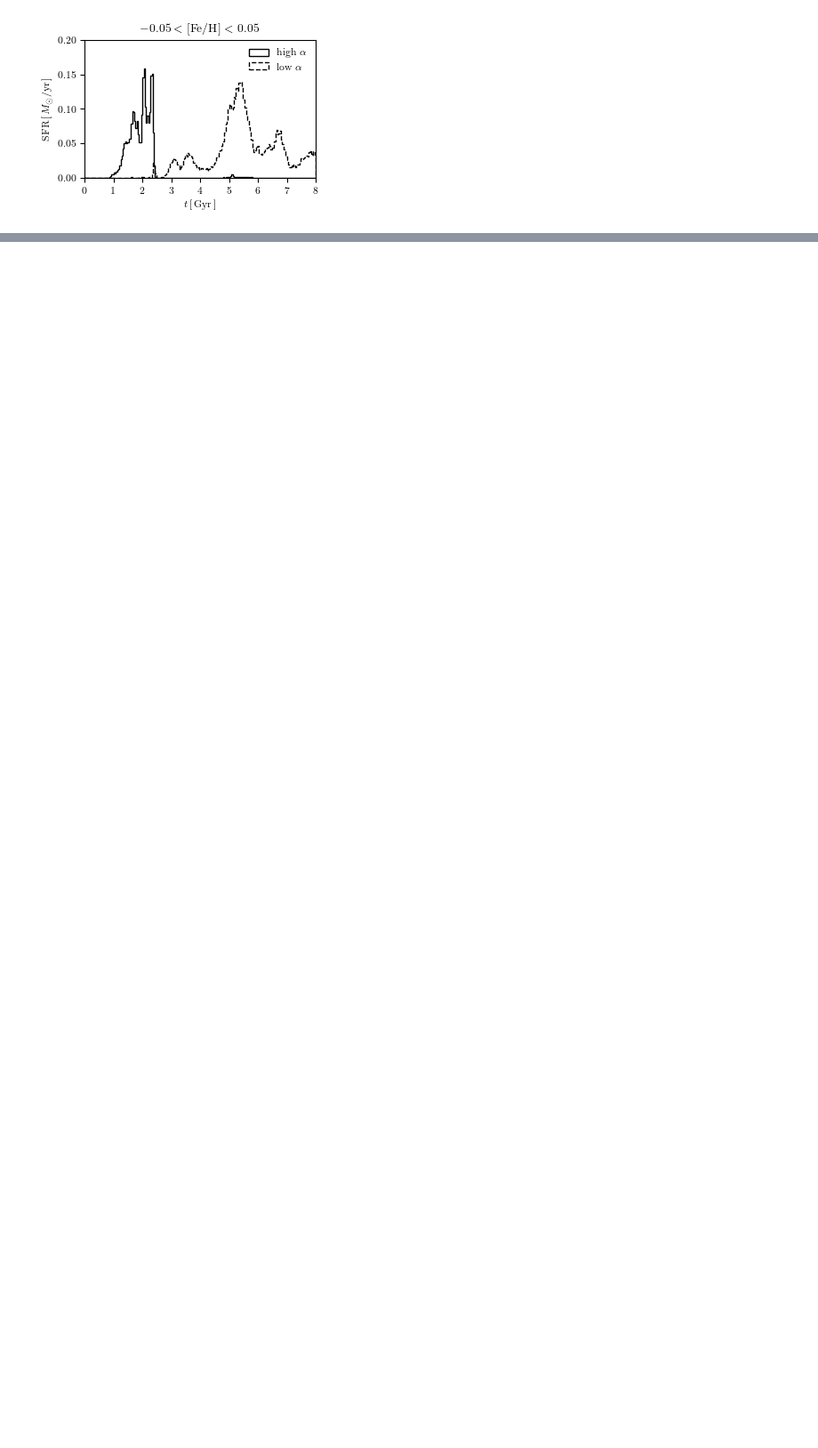
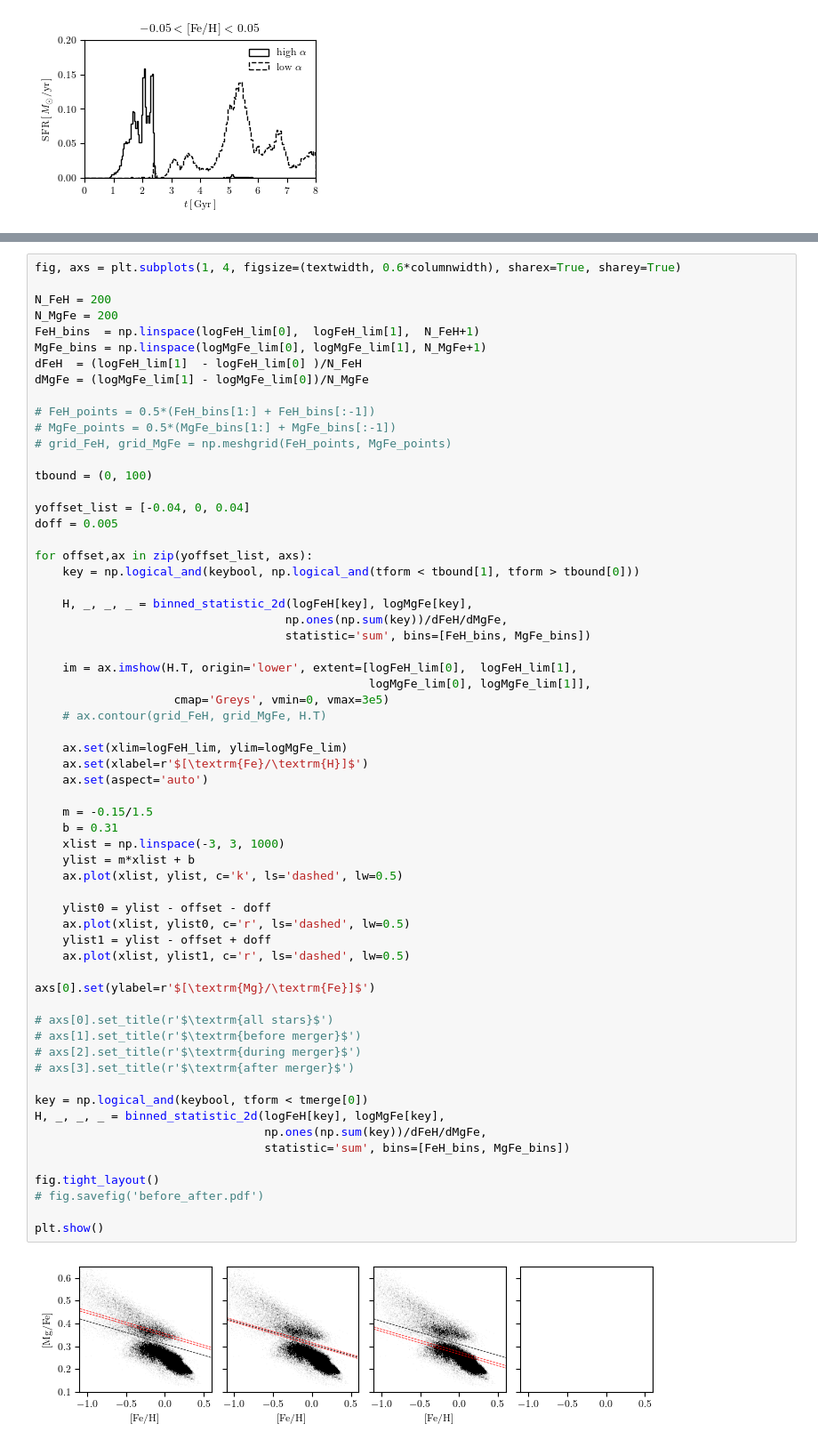
Before and after one commit to gusbeane/GSEgas, a Jupyter notebook: plots/before_after/before_after.ipynb, the cells around one changed output, grey strips where cells are left out. Shown at 89% size. Saved outputs shown, nothing was run; the diff lists cells and outputs as text; blank space fills up the shorter version.

```diff
--- a/plots/before_after/before_after.ipynb
+++ b/plots/before_after/before_after.ipynb
@@ -202,0 +215,64 @@ fig.savefig('before_after_sfh.pdf')
+# %%
+fig, axs = plt.subplots(1, 4, figsize=(textwidth, 0.6*columnwidth), sharex=True, sharey=True)
+
+N_FeH = 200
+N_MgFe = 200
+FeH_bins  = np.linspace(logFeH_lim[0],  logFeH_lim[1],  N_FeH+1)
+MgFe_bins = np.linspace(logMgFe_lim[0], logMgFe_lim[1], N_MgFe+1)
+dFeH  = (logFeH_lim[1]  - logFeH_lim[0] )/N_FeH
+dMgFe = (logMgFe_lim[1] - logMgFe_lim[0])/N_MgFe
+
+# FeH_points = 0.5*(FeH_bins[1:] + FeH_bins[:-1])
+# MgFe_points = 0.5*(MgFe_bins[1:] + MgFe_bins[:-1])
+# grid_FeH, grid_MgFe = np.meshgrid(FeH_points, MgFe_points)
+
+tbound = (0, 100)
+
+yoffset_list = [-0.04, 0, 0.04]
+doff = 0.005
+
+for offset,ax in zip(yoffset_list, axs):
+    key = np.logical_and(keybool, np.logical_and(tform < tbound[1], tform > tbound[0]))
+
+    H, _, _, _ = binned_statistic_2d(logFeH[key], logMgFe[key],
+                                    np.ones(np.sum(key))/dFeH/dMgFe,
+                                    statistic='sum', bins=[FeH_bins, MgFe_bins])
+
+    im = ax.imshow(H.T, origin='lower', extent=[logFeH_lim[0],  logFeH_lim[1],
+                                                logMgFe_lim[0], logMgFe_lim[1]],
+                    cmap='Greys', vmin=0, vmax=3e5)
+    # ax.contour(grid_FeH, grid_MgFe, H.T)
+
+    ax.set(xlim=logFeH_lim, ylim=logMgFe_lim)
+    ax.set(xlabel=r'$[\textrm{Fe}/\textrm{H}]$')
+    ax.set(aspect='auto')
+
+    m = -0.15/1.5
+    b = 0.31
+    xlist = np.linspace(-3, 3, 1000)
+    ylist = m*xlist + b
+    ax.plot(xlist, ylist, c='k', ls='dashed', lw=0.5)
+
+    ylist0 = ylist - offset - doff
+    ax.plot(xlist, ylist0, c='r', ls='dashed', lw=0.5)
+    ylist1 = ylist - offset + doff
+    ax.plot(xlist, ylist1, c='r', ls='dashed', lw=0.5)
+
+axs[0].set(ylabel=r'$[\textrm{Mg}/\textrm{Fe}]$')
+
+# axs[0].set_title(r'$\textrm{all stars}$')
+# axs[1].set_title(r'$\textrm{before merger}$')
+# axs[2].set_title(r'$\textrm{during merger}$')
+# axs[3].set_title(r'$\textrm{after merger}$')
+
+key = np.logical_and(keybool, tform < tmerge[0])
+H, _, _, _ = binned_statistic_2d(logFeH[key], logMgFe[key],
+                                 np.ones(np.sum(key))/dFeH/dMgFe,
+                                 statistic='sum', bins=[FeH_bins, MgFe_bins])
+
+fig.tight_layout()
+# fig.savefig('before_after.pdf')
+
+plt.show()
+# %% [output]
+[figure, added]
```
Also changed, not shown: parts of 7 cells of this notebook, 2 other files.
